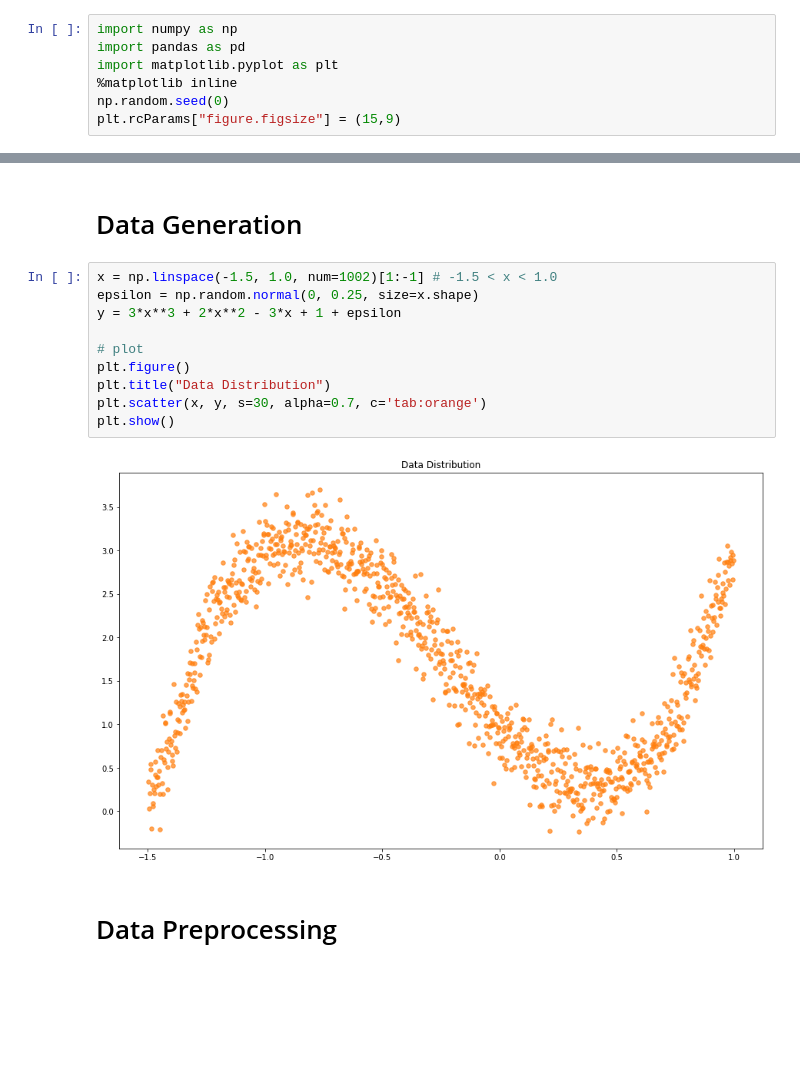
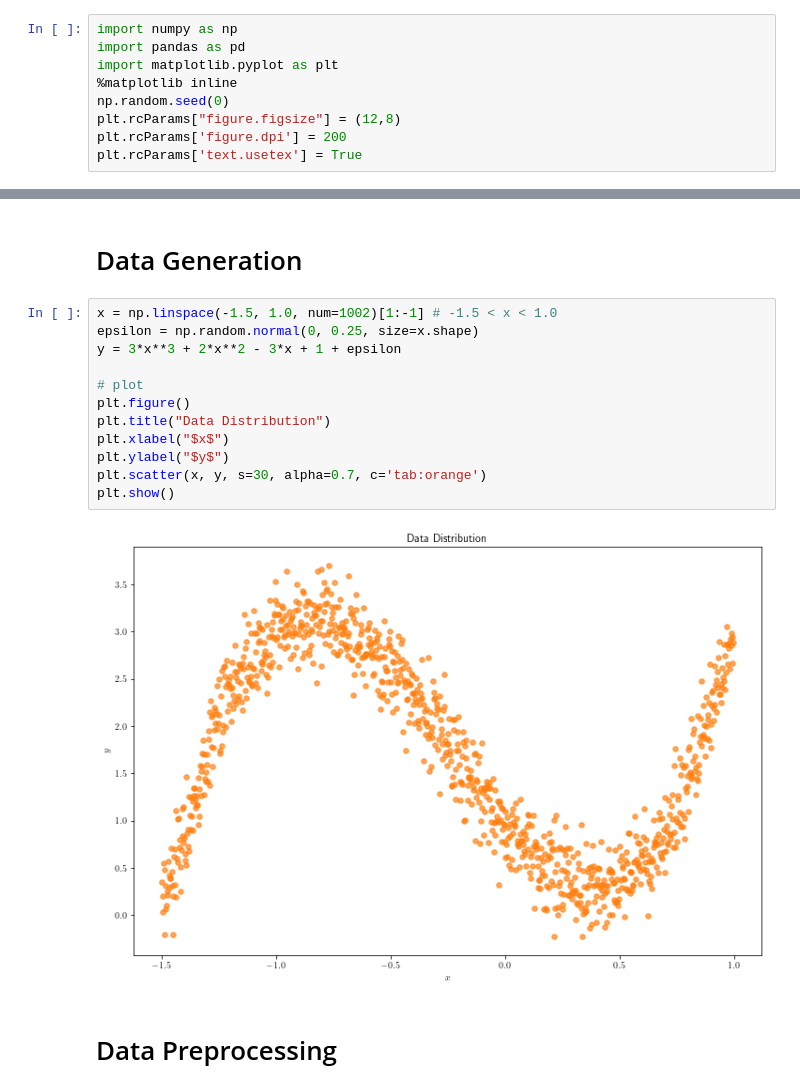
Before and after one commit to pha123661/NYCU-2021Fall-Introduction-to-Machine-Learning, a Jupyter notebook: HW4/Source code HW4 0711239.ipynb, the cells around one changed output, grey strips where cells are left out. Saved outputs shown, nothing was run; the diff lists cells and outputs as text; blank space fills up the shorter version.

```diff
--- a/HW4/Source code HW4 0711239.ipynb
+++ b/HW4/Source code HW4 0711239.ipynb
@@ -10,7 +10,9 @@ import pandas as pd
 import matplotlib.pyplot as plt
 %matplotlib inline
 np.random.seed(0)
-plt.rcParams["figure.figsize"] = (15,9)
+plt.rcParams["figure.figsize"] = (12,8)
+plt.rcParams['figure.dpi'] = 200
+plt.rcParams['text.usetex'] = True
 # %% [markdown]
 # Linear Regression
 # %% [markdown]
@@ -18,15 +20,17 @@ plt.rcParams["figure.figsize"] = (15,9)
 # %%
 x = np.linspace(-1.5, 1.0, num=1002)[1:-1] # -1.5 < x < 1.0
 epsilon = np.random.normal(0, 0.25, size=x.shape)
 y = 3*x**3 + 2*x**2 - 3*x + 1 + epsilon
 
 # plot
 plt.figure()
 plt.title("Data Distribution")
+plt.xlabel("$x$")
+plt.ylabel("$y$")
 plt.scatter(x, y, s=30, alpha=0.7, c='tab:orange')
 plt.show()
 # %% [output]
-[figure, old version]
+[figure, new version]
 # %% [markdown]
 # Data Preprocessing
 # %%
```
Also changed, not shown: parts of 4 cells of this notebook.
